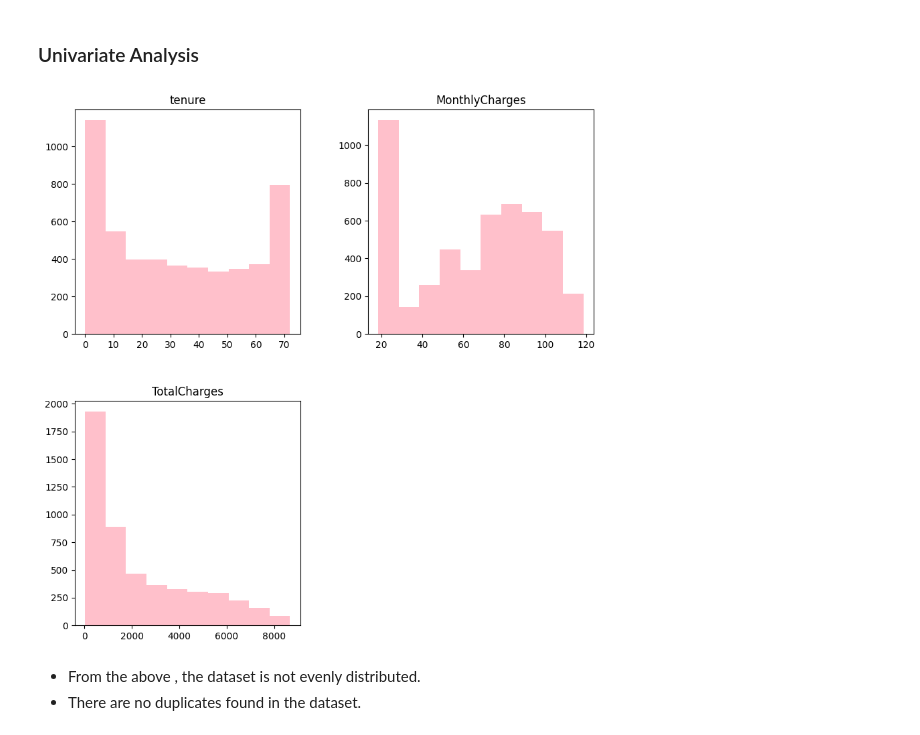
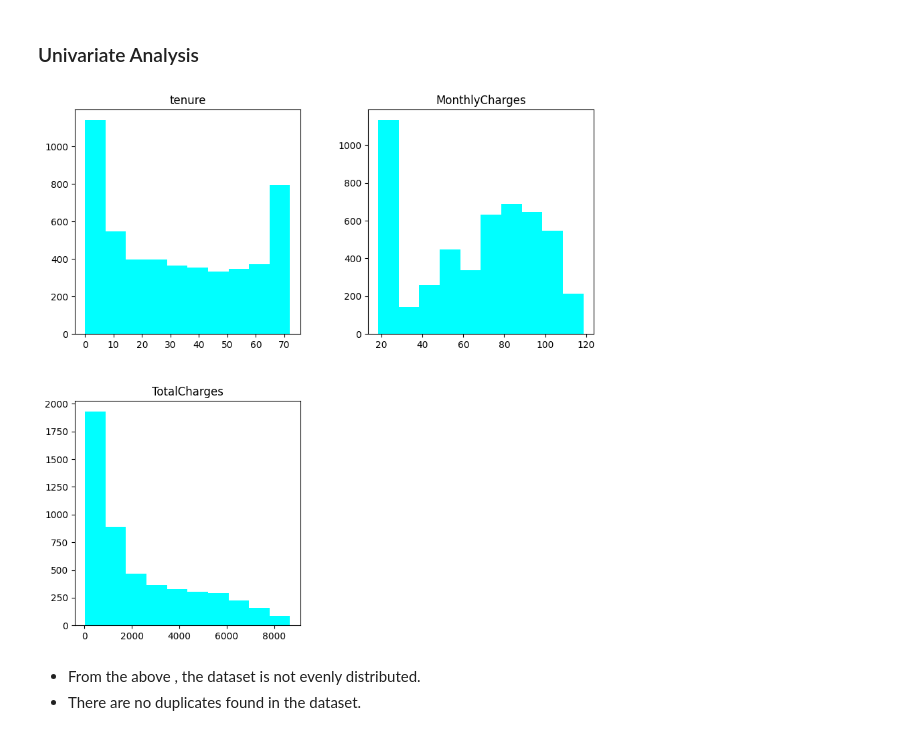
Before and after one commit to Theresah-Essuman/Customer-Churn-Analysis-for-a-Telecommunication-Company, a Jupyter notebook: Notebook/main.ipynb, the cells around one changed output. Drawn from its saved outputs; the diff is of its cells as text; code cells hidden in the pictures.

```diff
--- a/Notebook/main.ipynb
+++ b/Notebook/main.ipynb
@@ -373,10 +373,10 @@ unique values: ['No' 'Yes']
 # %% [markdown]
 ### Univariate Analysis
 # %%
-merged_data.hist(figsize=(10,10),grid=False,color="pink")
+merged_data.hist(figsize=(10,10),grid=False,color="cyan")
 plt.show()
 # %% [output]
-[figure, old version]
+[figure, new version]
 # %% [markdown]
 - From the above , the dataset is not evenly distributed.
 - There are no duplicates found in the dataset.
```
Also changed, not shown: parts of 15 cells of this notebook.
